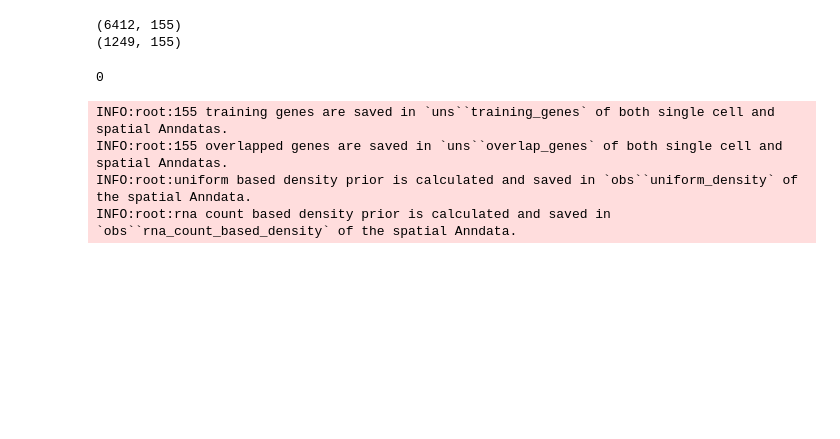
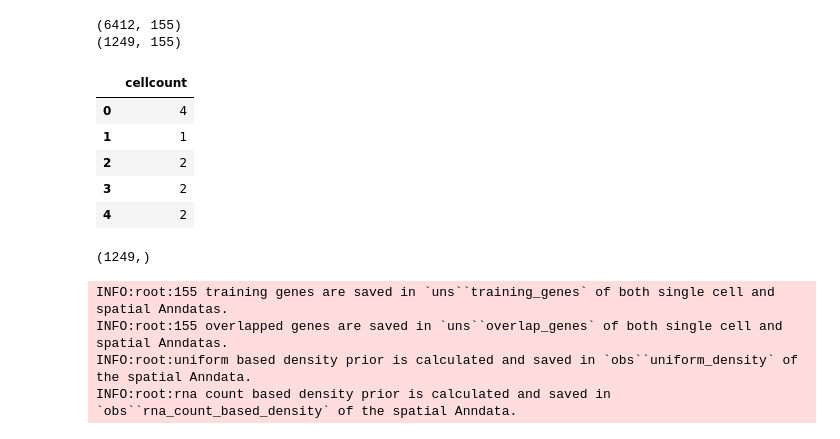
Before and after one commit to 3N4N/stloc, a Jupyter notebook: MERFISH_Tangram.ipynb, the cells around one changed output. Drawn from its saved outputs; the diff is of its cells as text; code cells hidden in the pictures; blank space fills up the shorter version.

Commit message:
Fix: cell-to-spot mapping with tangram

```diff
--- a/MERFISH_Tangram.ipynb
+++ b/MERFISH_Tangram.ipynb
@@ -153,10 +156,17 @@ print(adata_st.shape)
 (1249, 155)
 # %%
 adata_st.obs.head()
-zeroCount=(obs_sc["Cell_class"]==0).sum()
-zeroCount
 # %% [output]
-0
+|  | cellcount |
+| 0 | 4 |
+| 1 | 1 |
+| 2 | 2 |
+| 3 | 2 |
+| 4 | 2 |
+# %%
+(np.array(adata_st.obs.cellcount) / adata_st.obs.cellcount.sum()).shape
+# %% [output]
+(1249,)
 # %%
 tg.pp_adatas(adata_sc, adata_st, genes=None)
 # %% [output]
```
Also changed, not shown: parts of 9 cells of this notebook.
